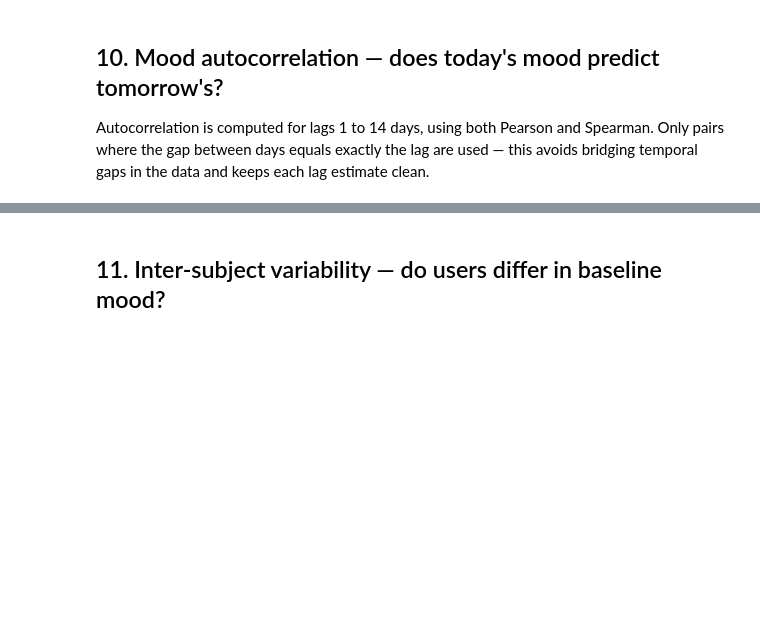
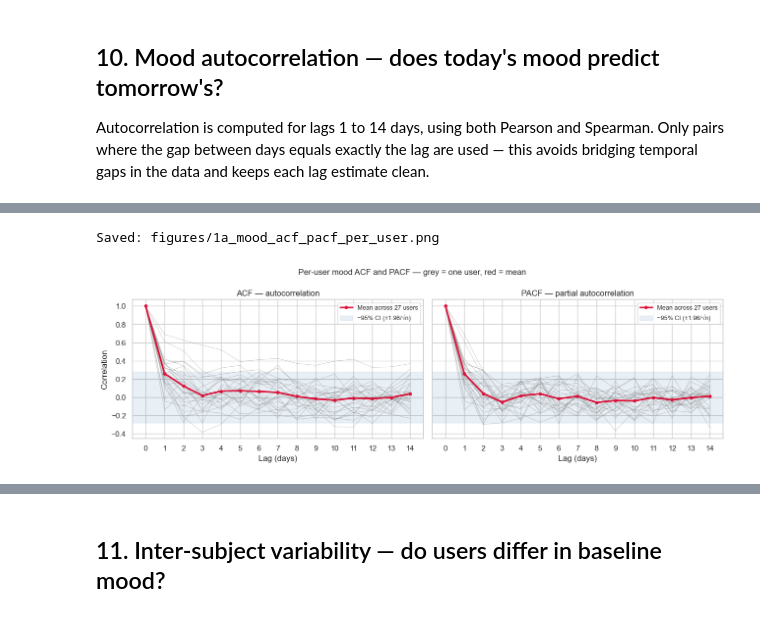
Before and after one commit to MatteoPostiferi999/DataMiningAssignment1, a Jupyter notebook: notebooks/1a_eda.ipynb, the cells around one changed output, grey strips where cells are left out. Drawn from its saved outputs; the diff is of its cells as text; code cells hidden in the pictures; blank space fills up the shorter version.

```diff
--- a/notebooks/1a_eda.ipynb
+++ b/notebooks/1a_eda.ipynb
@@ -1154,0 +1200,67 @@ Saved: figures/1a_mood_autocorrelation.png
+# %%
+# --- Plot 8b: Per-user ACF and PACF — grey = one user, red = mean ---
+from statsmodels.tsa.stattools import acf, pacf
+
+MAX_LAG = 14
+MIN_OBS = 25  # need at least this many days for a stable per-user estimate
+
+per_user_acf, per_user_pacf, kept_users, series_lengths = [], [], [], []
+for uid, grp in daily_mood_lag.groupby('id'):
+    s = (grp.sort_values('date')
+            .set_index('date')['value'])
+    full_idx = pd.date_range(s.index.min(), s.index.max(), freq='D')
+    s_filled = s.reindex(full_idx).interpolate(method='linear').dropna()
+    if len(s_filled) < MIN_OBS:
+        continue
+    per_user_acf.append(acf(s_filled.to_numpy(), nlags=MAX_LAG, fft=False))
+    per_user_pacf.append(pacf(s_filled.to_numpy(), nlags=MAX_LAG, method='ywm'))
+    kept_users.append(uid)
+    series_lengths.append(len(s_filled))
+
+per_user_acf = np.vstack(per_user_acf)
+per_user_pacf = np.vstack(per_user_pacf)
+mean_acf  = per_user_acf.mean(axis=0)
+mean_pacf = per_user_pacf.mean(axis=0)
+
+# Approximate 95% significance band: ±1.96/sqrt(N_avg) (Bartlett's bound)
+ci = 1.96 / np.sqrt(np.mean(series_lengths))
+
+fig, axes = plt.subplots(1, 2, figsize=(13, 4.2), sharey=True)
+lags = np.arange(MAX_LAG + 1)
+
+for ax, mat, mean_vals, title in [
+    (axes[0], per_user_acf,  mean_acf,  'ACF — autocorrelation'),
+    (axes[1], per_user_pacf, mean_pacf, 'PACF — partial autocorrelation'),
+]:
+    for row in mat:
+        ax.plot(lags, row, color='grey', alpha=0.3, linewidth=0.9)
+    ax.plot(lags, mean_vals, color='crimson', linewidth=2.5, marker='o', markersize=4,
+            label=f'Mean across {mat.shape[0]} users')
+    ax.axhspan(-ci, ci, alpha=0.12, color='steelblue', label='~95% CI (±1.96/√n)')
+    ax.axhline(0, color='black', linewidth=0.6, linestyle=':')
+    ax.set_xlabel('Lag (days)')
+    ax.set_xticks(lags)
+    ax.set_title(title)
+    ax.legend(loc='upper right', fontsize=9)
+
+axes[0].set_ylabel('Correlation')
+plt.suptitle('Per-user mood ACF and PACF — grey = one user, red = mean', fontsize=12)
+plt.tight_layout()
+save_figure('1a_mood_acf_pacf_per_user.png')
+plt.show()
+
+# --- Summary: heterogeneity at lag-1, and which lags survive in PACF ---
+print(f'Users retained (>= {MIN_OBS} daily observations after reindex+interp): {len(kept_users)}/27')
+print()
+print('Per-user ACF(lag 1) — spread across users:')
+print(pd.Series(per_user_acf[:, 1]).describe().round(3).to_string())
+print()
+print('Mean PACF across users, first 5 lags:')
+for lag in range(1, 6):
+    vals = per_user_pacf[:, lag]
+    frac_signif = np.mean(np.abs(vals) > ci)
+    print(f'  PACF(lag {lag}): mean={vals.mean():+.3f}  median={np.median(vals):+.3f}  '
+          f'frac |v|>CI={frac_signif:.0%}')
+# %% [output]
+Saved: figures/1a_mood_acf_pacf_per_user.png
+[figure, added]
```
Also changed, not shown: parts of 10 cells of this notebook, 3 other files.
